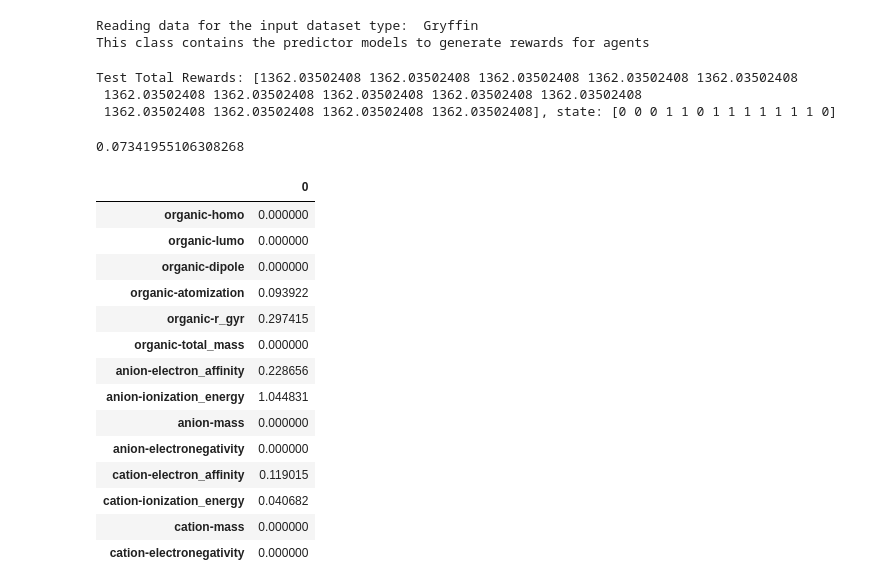
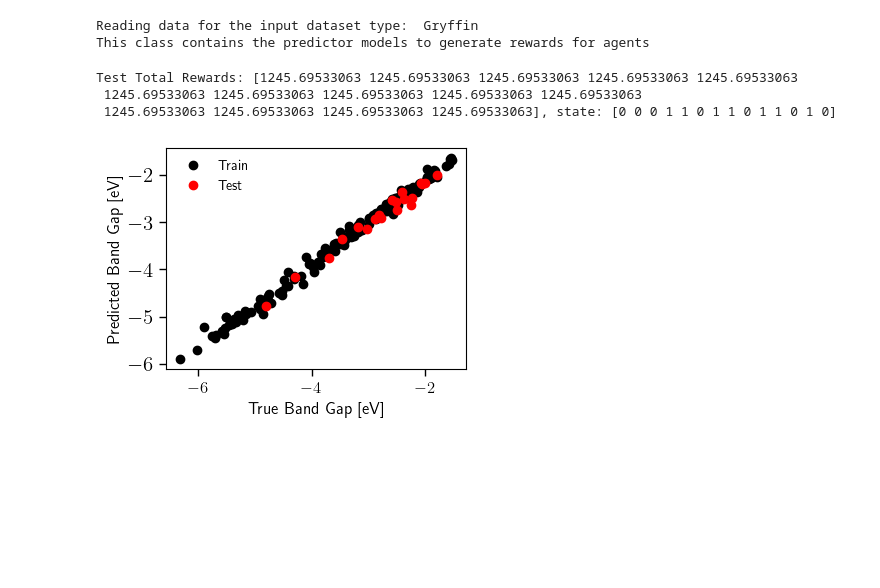
Before and after one commit to rxhernandez/ReLMM, a Jupyter notebook: jupyter_notebooks/single-player_multi-agent_RL_test_model.ipynb, the cells around one changed output. Cells and saved outputs as stored; diff of their text form; code cells hidden in the pictures; blank space fills up the shorter version.

```diff
--- a/jupyter_notebooks/single-player_multi-agent_RL_test_model.ipynb
+++ b/jupyter_notebooks/single-player_multi-agent_RL_test_model.ipynb
@@ -108,33 +139,11 @@ while True:
         break
 
 importance_df_rl = pd.DataFrame.from_dict(data=feature_importance_dict_rl, orient='index')
-# importance_df_rl.to_csv(output_dir+'rl_test.csv')
+importance_df_rl.to_csv(output_dir+'rl_test.csv')
 mse_test_rl = pd.DataFrame(data=[mse_rl], columns=['RL MSE'])
-# mse_test_rl.to_csv(output_dir+'mse_rl_test.csv')
+mse_test_rl.to_csv(output_dir+'mse_rl_test.csv')
 print(f"Test Total Rewards: {total_rewards}, state: {state}")
 # %% [output]
-Test Total Rewards: [1362.03502408 1362.03502408 1362.03502408 1362.03502408 1362.03502408
- 1362.03502408 1362.03502408 1362.03502408 1362.03502408 1362.03502408
- 1362.03502408 1362.03502408 1362.03502408 1362.03502408], state: [0 0 0 1 1 0 1 1 1 1 1 1 1 0]
+Test Total Rewards: [1245.69533063 1245.69533063 1245.69533063 1245.69533063 1245.69533063
+ 1245.69533063 1245.69533063 1245.69533063 1245.69533063 1245.69533063
+ 1245.69533063 1245.69533063 1245.69533063 1245.69533063], state: [0 0 0 1 1 0 1 1 0 1 1 0 1 0]
-# %%
-mse_rl
-# %% [output]
-0.07341955106308268
-# %%
-importance_df_rl
-# %% [output]
-|  | 0 |
-| organic-homo | 0.000000 |
-| organic-lumo | 0.000000 |
-| organic-dipole | 0.000000 |
-| organic-atomization | 0.093922 |
-| organic-r_gyr | 0.297415 |
-| organic-total_mass | 0.000000 |
-| anion-electron_affinity | 0.228656 |
-| anion-ionization_energy | 1.044831 |
-| anion-mass | 0.000000 |
-| anion-electronegativity | 0.000000 |
-| cation-electron_affinity | 0.119015 |
-| cation-ionization_energy | 0.040682 |
-| cation-mass | 0.000000 |
-| cation-electronegativity | 0.000000 |
@@ -140,0 +174,43 @@ importance_df_rl
+# %%
+# Testing the trained agents
+save_plot = True
+state = state
+descriptors = X_stand_df.columns
+sampled_descriptors = [i for i, x in enumerate(state) if x == 1]
+x_stand_train = pd.DataFrame(X_stand, columns=descriptors[sampled_descriptors])
+y_stand_train = Y_stand
+x_stand_test = pd.DataFrame(X_test_stand_df, columns=descriptors[sampled_descriptors])
+y_stand_test = Y_test_stand_df
+
+mse_test, xgboost_model = xgboost_parity_plot(x_stand_train,y_stand_train,sampled_descriptors)
+ypred_train = xgboost_model.predict(x_stand_train)
+ypred_test = xgboost_model.predict(x_stand_test)
+
+ypred_train_invtransform = scalerY.inverse_transform(ypred_train.reshape(1, -1), copy=None)
+ypred_test_invtransform = scalerY.inverse_transform(ypred_test.reshape(1, -1), copy=None)
+
+ytrue_train_invtransform = scalerY.inverse_transform(Y_stand.to_numpy().reshape(1, -1), copy=None)
+ytrue_test_invtransform = scalerY.inverse_transform(Y_test_stand_df.to_numpy().reshape(1, -1), copy=None)
+
+parity_df = pd.DataFrame({'Y_true_train':ytrue_train_invtransform.reshape(172),
+                          'Y_pred_train':ypred_train_invtransform.reshape(172)})
+parity_df_test = pd.DataFrame({'Y_true_test':ytrue_test_invtransform.reshape(20),
+                          'Y_pred_test':ypred_test_invtransform.reshape(20)})
+
+parity_df.to_csv(output_dir+'/parity_plot_train.csv',index=False)
+
+parity_df_test.to_csv(output_dir+'/parity_plot_test.csv',index=False)
+
+fig = plt.figure(figsize=(3.9, 3))
+ax = fig.add_subplot(111)
+ax.plot(ytrue_train_invtransform.reshape(172), ypred_train_invtransform.reshape(172),'ok', label='Train')
+ax.plot(ytrue_test_invtransform.reshape(20), ypred_test_invtransform.reshape(20),'or', label='Test')
+ax.set_xlabel('True Band Gap [eV]')
+ax.set_ylabel('Predicted Band Gap [eV]')
+plt.legend(frameon=False)
+plt.tight_layout()
+if save_plot:
+    plt.savefig(output_dir+'/prediction_parity_plot.pdf',
+    bbox_inches='tight', dpi=300)
+# %% [output]
+[figure, added]
```
Also changed, not shown: parts of 2 cells of this notebook, 3 other files.
